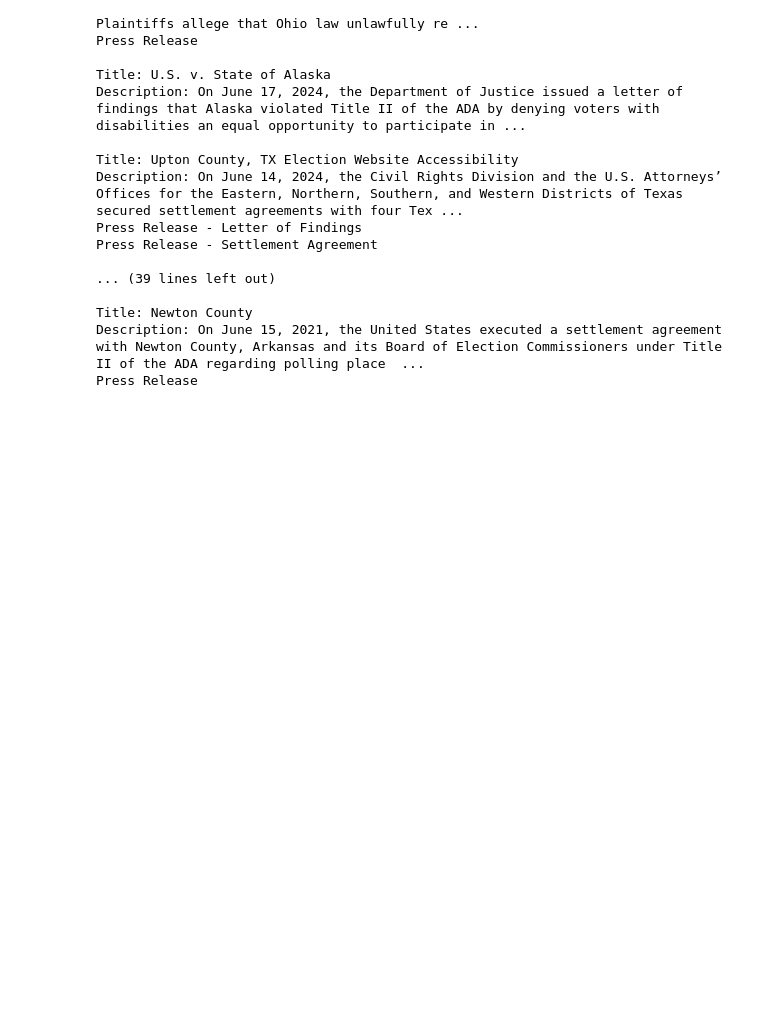
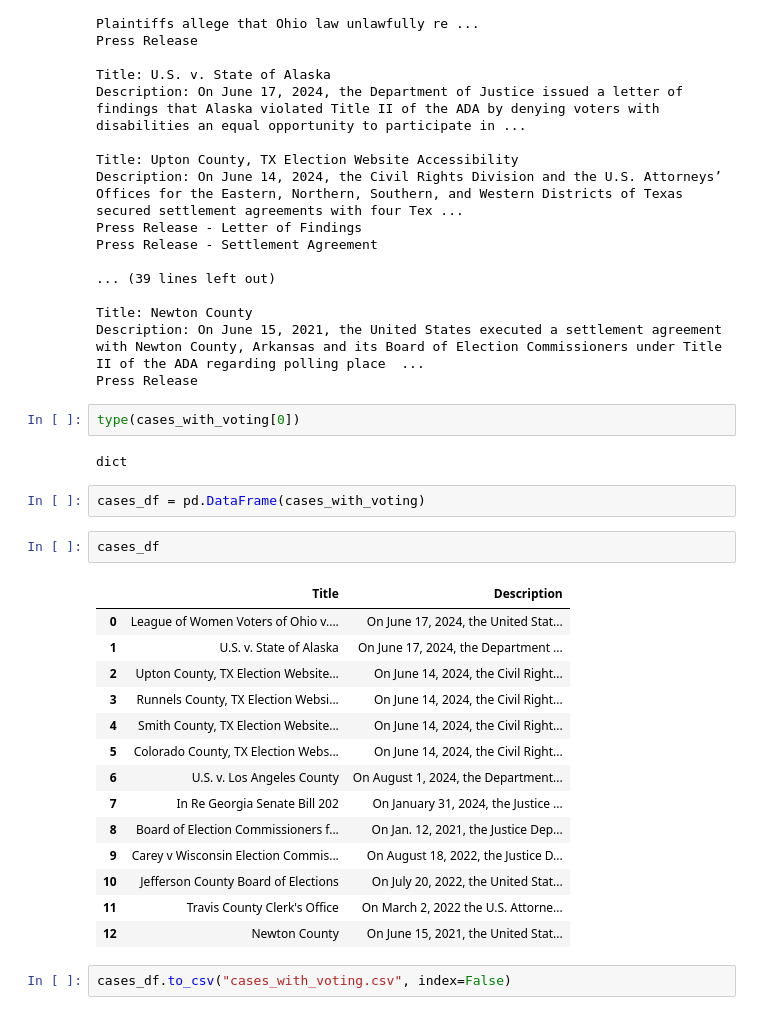
Before and after one commit to cullenfagan/homework-pp-24, a Jupyter notebook: projects/scrape_project/disability_cases_scraped.ipynb, the cells around one changed output. Drawn from its saved outputs; the diff is of its cells as text; blank space fills up the shorter version.

```diff
--- a/projects/scrape_project/disability_cases_scraped.ipynb
+++ b/projects/scrape_project/disability_cases_scraped.ipynb
@@ -89,3 +89,28 @@ Press Release - Settlement Agreement
 Title: Newton County
 Description: On June 15, 2021, the United States executed a settlement agreement with Newton County, Arkansas and its Board of Election Commissioners under Title II of the ADA regarding polling place  ...
 Press Release
+# %%
+type(cases_with_voting[0])
+# %% [output]
+dict
+# %%
+cases_df = pd.DataFrame(cases_with_voting)
+# %%
+cases_df
+# %% [output]
+|  | Title | Description |
+| 0 | League of Women Voters of Ohio v.... | On June 17, 2024, the United Stat... |
+| 1 | U.S. v. State of Alaska | On June 17, 2024, the Department ... |
+| 2 | Upton County, TX Election Website... | On June 14, 2024, the Civil Right... |
+| 3 | Runnels County, TX Election Websi... | On June 14, 2024, the Civil Right... |
+| 4 | Smith County, TX Election Website... | On June 14, 2024, the Civil Right... |
+| 5 | Colorado County, TX Election Webs... | On June 14, 2024, the Civil Right... |
+| 6 | U.S. v. Los Angeles County | On August 1, 2024, the Department... |
+| 7 | In Re Georgia Senate Bill 202 | On January 31, 2024, the Justice ... |
+| 8 | Board of Election Commissioners f... | On Jan. 12, 2021, the Justice Dep... |
+| 9 | Carey v Wisconsin Election Commis... | On August 18, 2022, the Justice D... |
+| 10 | Jefferson County Board of Elections | On July 20, 2022, the United Stat... |
+| 11 | Travis County Clerk's Office | On March 2, 2022 the U.S. Attorne... |
+| 12 | Newton County | On June 15, 2021, the United Stat... |
+# %%
+cases_df.to_csv("cases_with_voting.csv", index=False)
```
Also changed, not shown: 1 other file.
